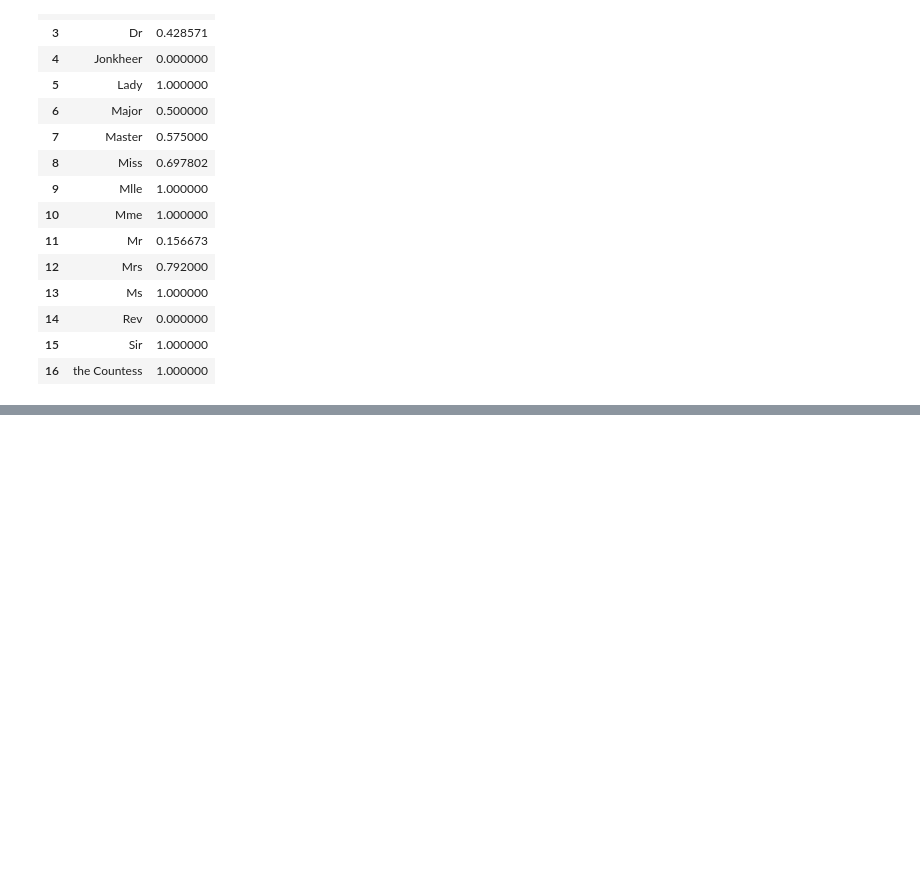
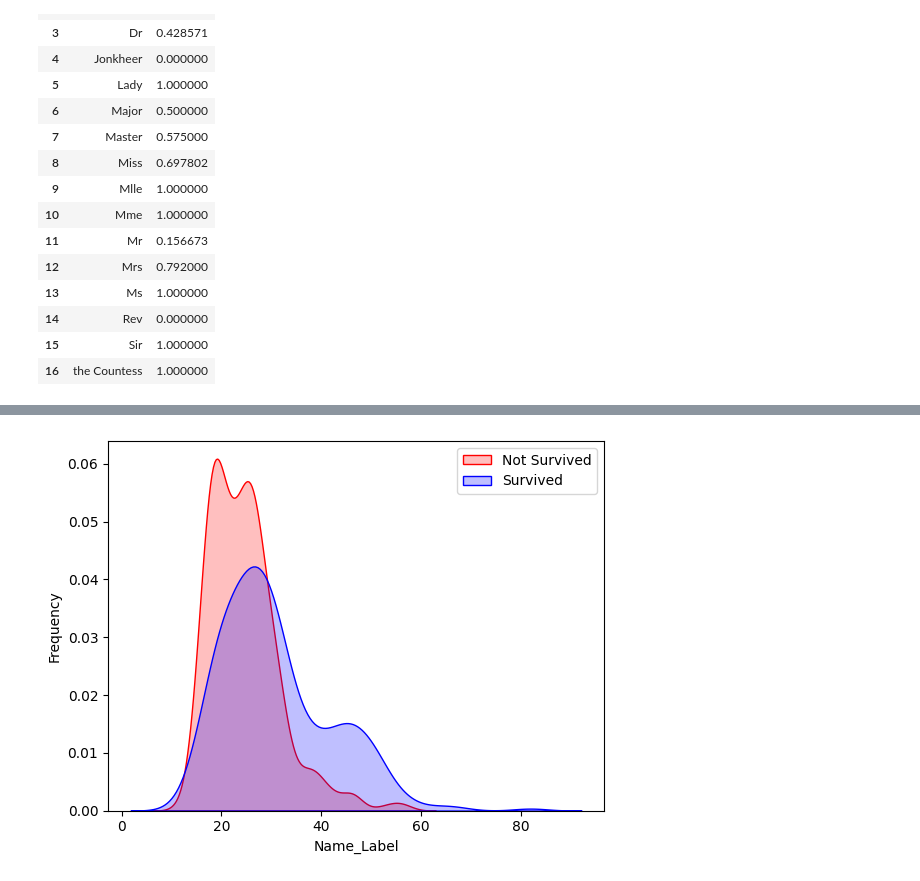
Before and after one commit to esther-deba/Titanic---Machine-Learning-from-Disaster, a Jupyter notebook: TitanicML.ipynb, the cells around one changed output, grey strips where cells are left out. Cells and saved outputs as stored; diff of their text form; code cells hidden in the pictures; blank space fills up the shorter version.

```diff
--- a/TitanicML.ipynb
+++ b/TitanicML.ipynb
@@ -266,3 +266,31 @@ train_df.groupby(['Title'], as_index=False)['Survived'].mean()
 | 14 | Rev | 0.000000 |
 | 15 | Sir | 1.000000 |
 | 16 | the Countess | 1.000000 |
+# %%
+train_df['Title'] = train_df['Title'].replace({
+    'Capt': 'Military',
+    'Col': 'Military',
+    'Major': 'Military',
+    'Jonkheer': 'Nobel',
+    'Lady': 'Nobel',
+    'Sir': 'Nobel',
+    'Don': 'Nobel',
+    'Ms': 'Nobel',
+    'Mme': 'Nobel',
+    'Mlle': 'Nobel',
+    'the Countess': 'Nobel'
+})
+
+test_df['Title'] = test_df['Title'].replace({
+    'Capt': 'Military',
+    'Col': 'Military',
+    'Major': 'Military',
+    'Jonkheer': 'Nobel',
+    'Lady': 'Nobel',
+    'Sir': 'Nobel',
+    'Don': 'Nobel',
+    'Ms': 'Nobel',
+    'Mme': 'Nobel',
+    'Mlle': 'Nobel',
+    'the Countess': 'Nobel'
+})
@@ -268,0 +309,11 @@ train_df.groupby(['Title'], as_index=False)['Survived'].mean()
+# %%
+train_df['Name_Length'] = train_df['Name'].apply(lambda x: len(x))
+test_df['Name_Length'] = test_df['Name'].apply(lambda x: len(x))
+# %%
+g = sns.kdeplot(train_df['Name_Length'][(train_df['Survived'] == 0) & (train_df['Name_Length'].notnull())], color='Red', fill=True)
+g = sns.kdeplot(train_df['Name_Length'][(train_df['Survived'] == 1) & (train_df['Name_Length'].notnull())], ax=g, color='Blue', fill=True)
+g.set_xlabel('Name_Label')
+g.set_ylabel('Frequency')
+g = g.legend(['Not Survived', 'Survived'])
+# %% [output]
+[figure, added]
```
Also changed, not shown: parts of 11 cells of this notebook.
